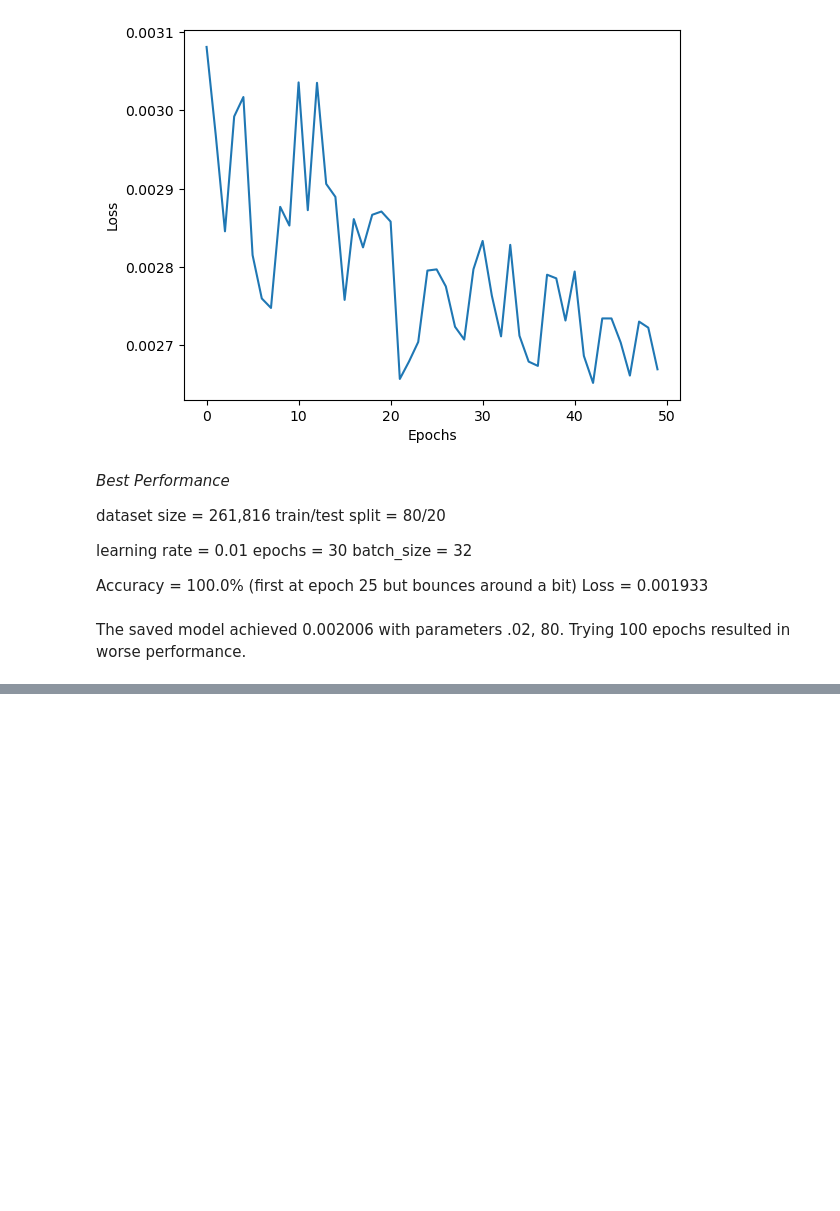
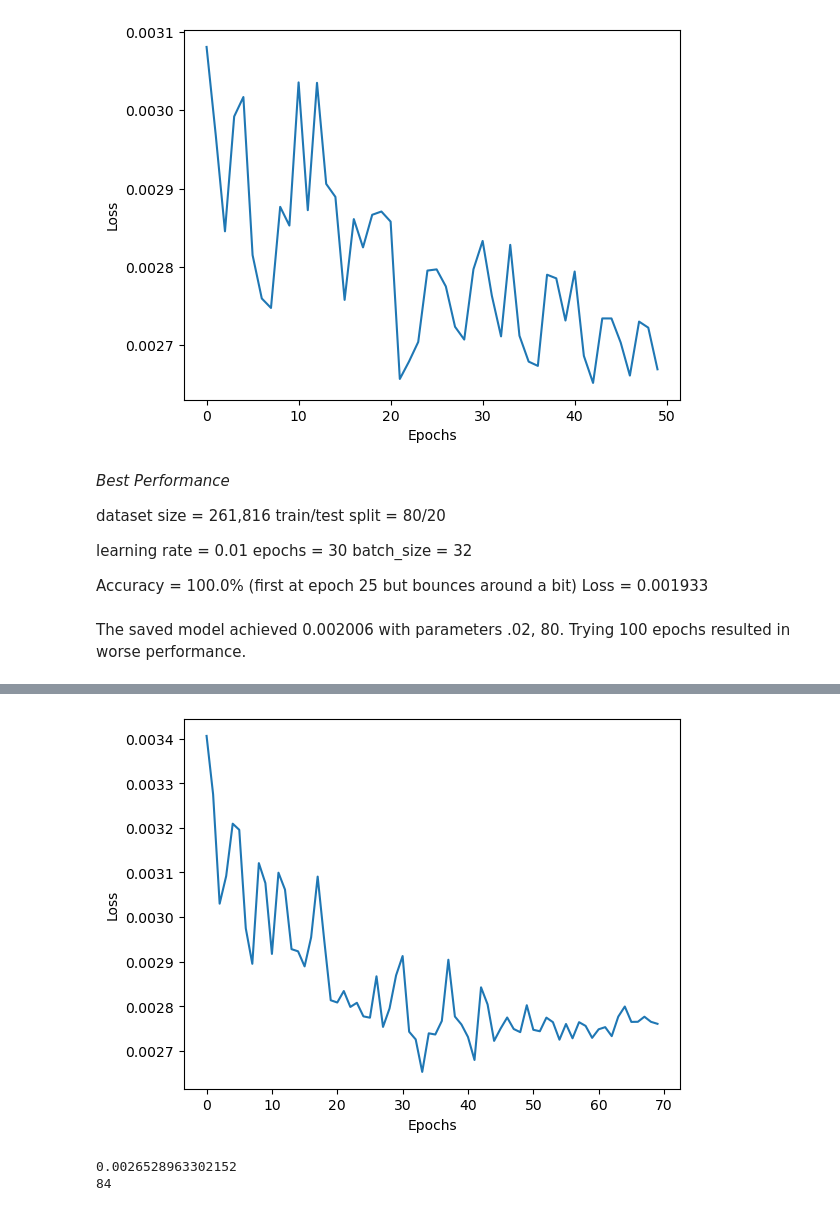
Before and after one commit to Bobsn713/blackjack, a Jupyter notebook: Imitation/hsd_ntbk.ipynb, the cells around one changed output, grey strips where cells are left out. Saved outputs shown, nothing was run; the diff lists cells and outputs as text; code cells hidden in the pictures; blank space fills up the shorter version.

```diff
--- a/Imitation/hsd_ntbk.ipynb
+++ b/Imitation/hsd_ntbk.ipynb
@@ -229,0 +318,13 @@ torch.save(model, "hsd_imit_nn.pt")
+# %%
+plt.plot(test_losses[50:])
+plt.xlabel('Epochs')
+plt.ylabel('Loss')
+plt.show()
+# %% [output]
+[figure, added]
+# %%
+print(min(test_losses))
+print(test_losses.index(min(test_losses))+1)
+# %% [output]
+0.0026528963302152
+84
```
Also changed, not shown: parts of 9 cells of this notebook, 2 other files.
